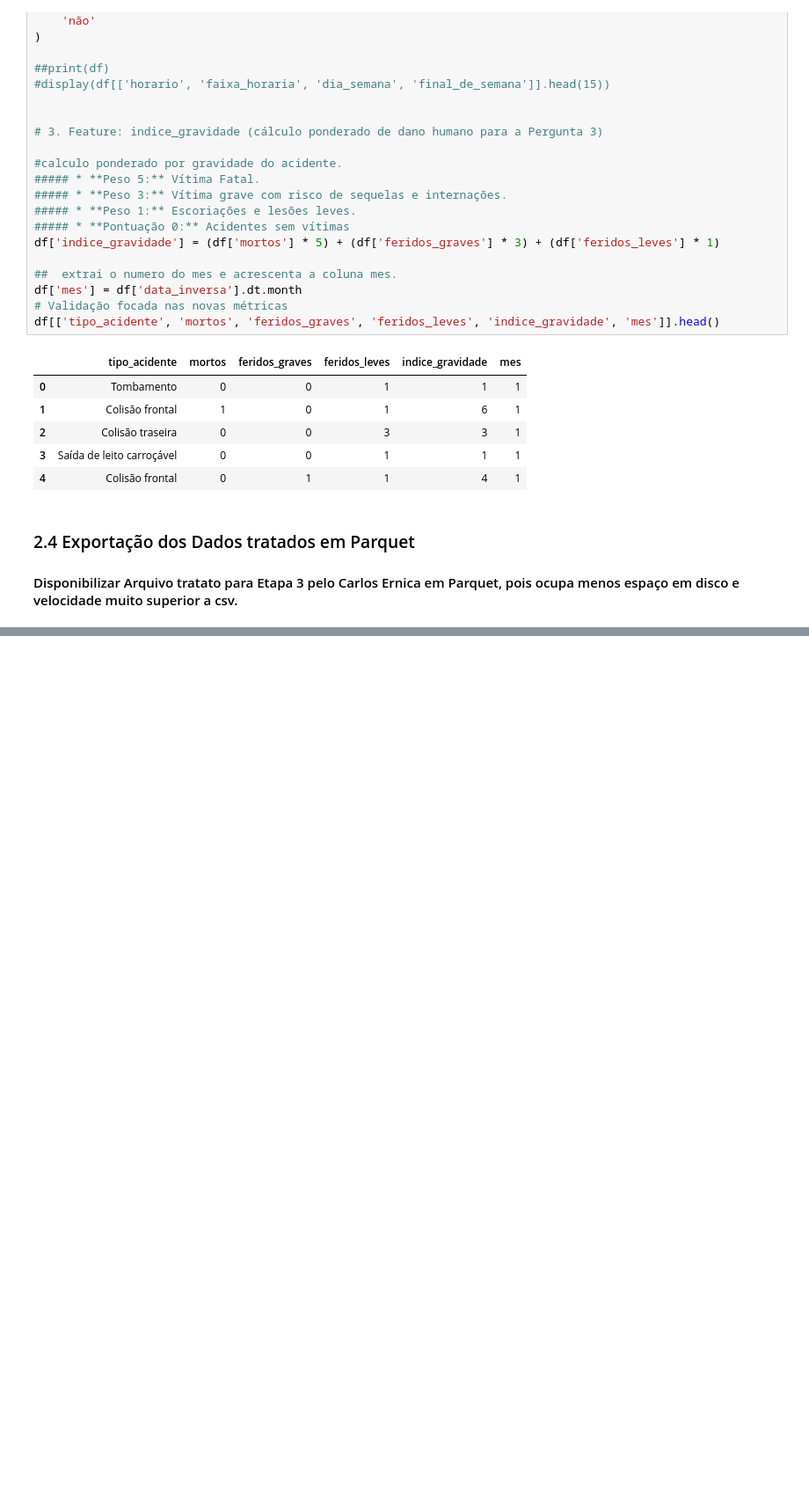
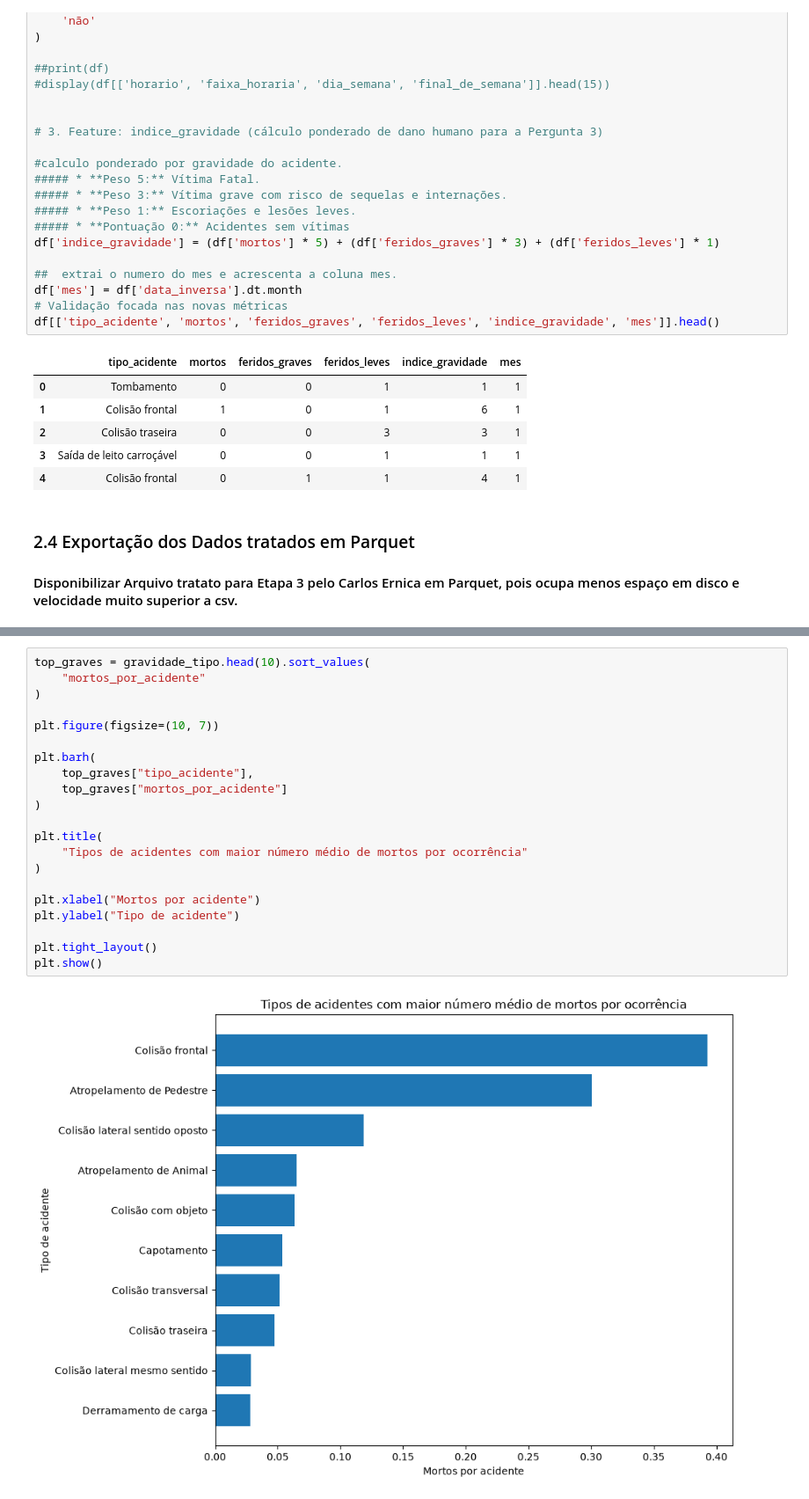
Before and after one commit to amalicef-sys/Projeto-Caixaverso-2026, a Jupyter notebook: analise/analise_acidentes_2025.ipynb, the cells around one changed output, grey strips where cells are left out. Shown at 88% size. Saved outputs shown, nothing was run; the diff lists cells and outputs as text; blank space fills up the shorter version.

```diff
--- a/analise/analise_acidentes_2025.ipynb
+++ b/analise/analise_acidentes_2025.ipynb
@@ -1657,0 +1870,23 @@ Leitura do arquivo parquet realizada com sucesso
+# %%
+top_graves = gravidade_tipo.head(10).sort_values(
+    "mortos_por_acidente"
+)
+
+plt.figure(figsize=(10, 7))
+
+plt.barh(
+    top_graves["tipo_acidente"],
+    top_graves["mortos_por_acidente"]
+)
+
+plt.title(
+    "Tipos de acidentes com maior número médio de mortos por ocorrência"
+)
+
+plt.xlabel("Mortos por acidente")
+plt.ylabel("Tipo de acidente")
+
+plt.tight_layout()
+plt.show()
+# %% [output]
+[figure, added]
```
Also changed, not shown: parts of 51 cells of this notebook.
